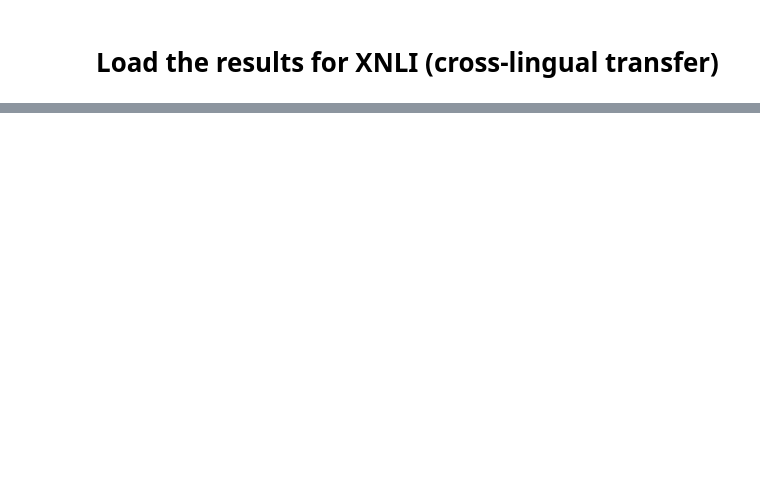
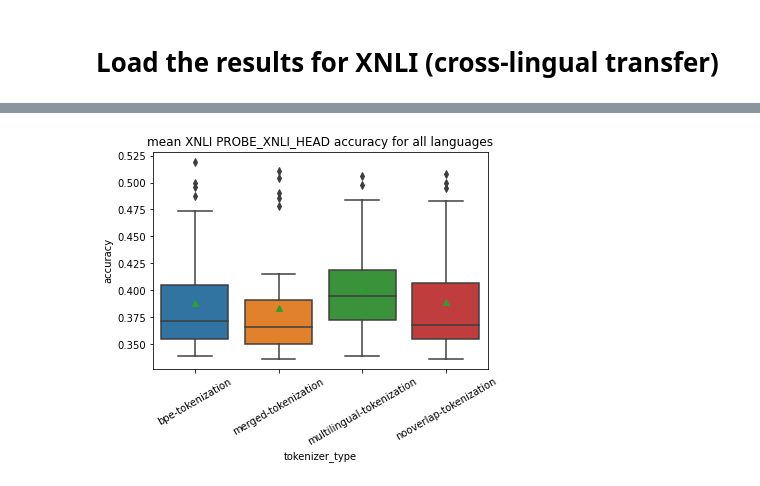
Before and after one commit to tomlimi/entangled_in_scripts, a Jupyter notebook: src/notebooks/3_xnli_results.ipynb, the cells around one changed output, grey strips where cells are left out. Drawn from its saved outputs; the diff is of its cells as text; code cells hidden in the pictures; blank space fills up the shorter version.

```diff
--- a/src/notebooks/3_xnli_results.ipynb
+++ b/src/notebooks/3_xnli_results.ipynb
@@ -64,0 +70,4 @@ Text(0.5, 1.0, 'mean XNLI FT accuracy for all languages')
+# %%
+plot_boxplot(df_all, 'PROBE_XNLI_HEAD')
+# %% [output]
+[figure, added]
```
Also changed, not shown: parts of 13 cells of this notebook, 4 other files.
